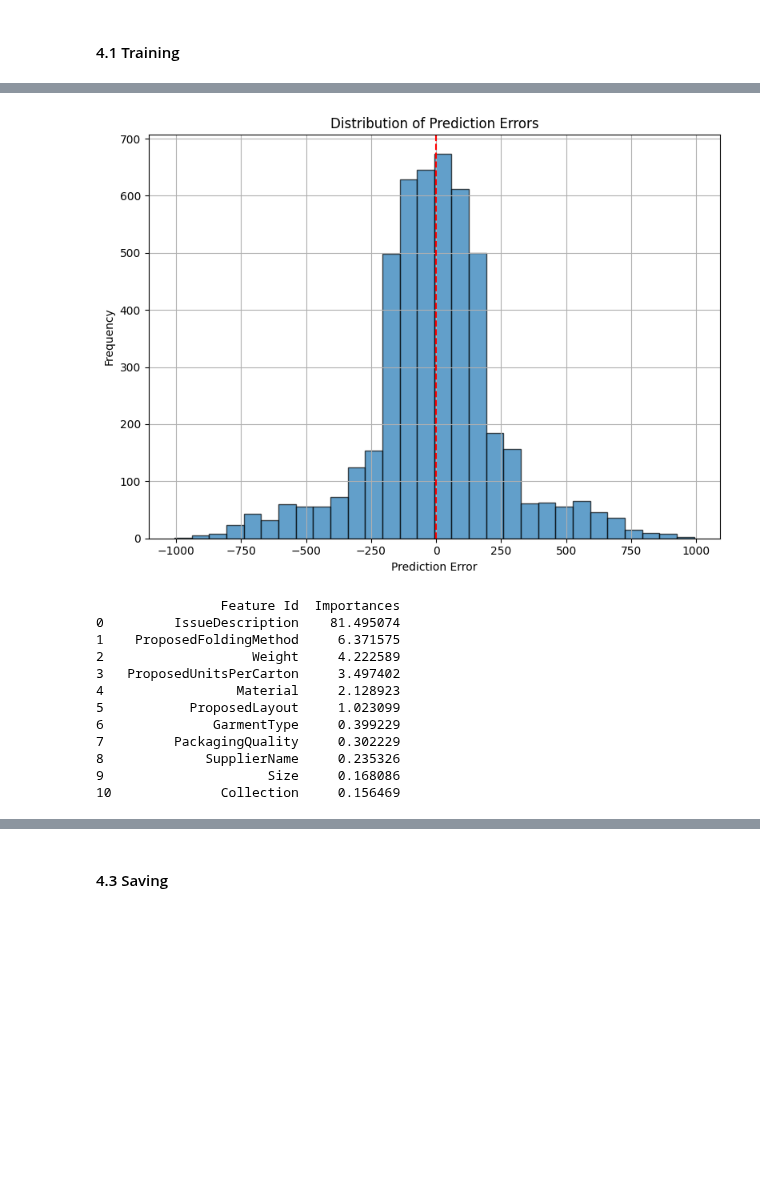
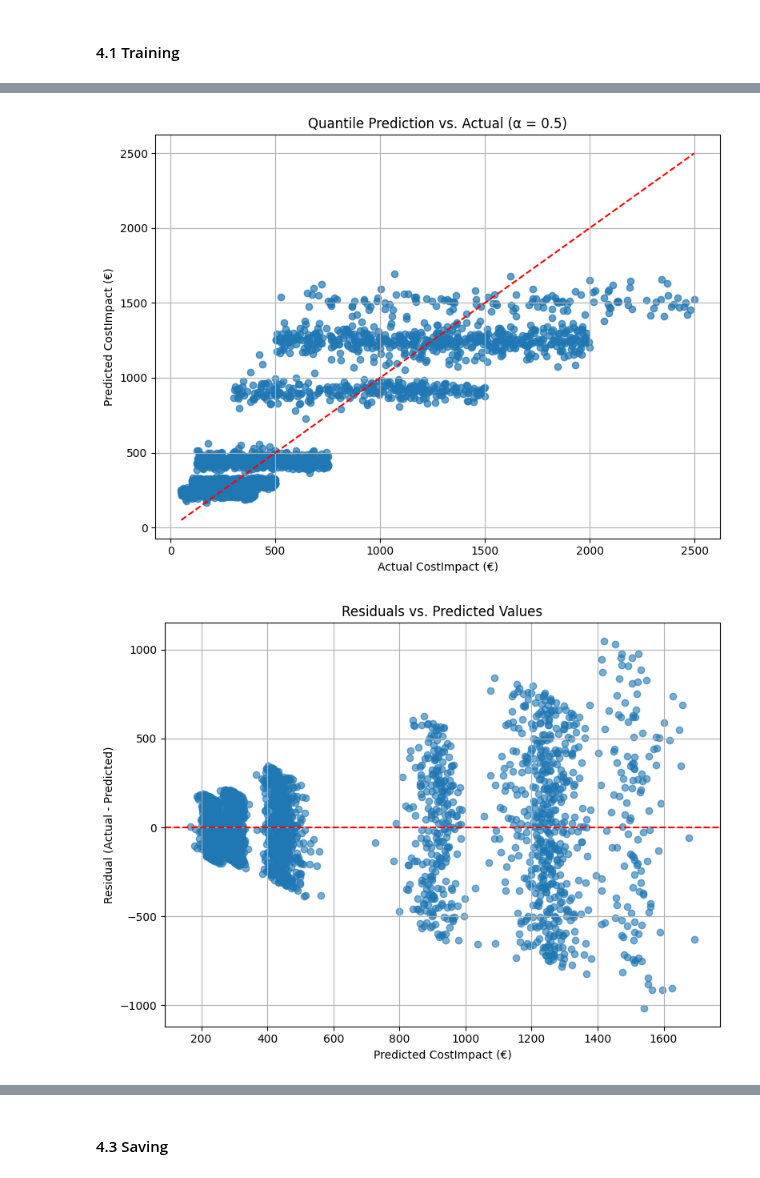
Before and after one commit to uligt/capstone, a Jupyter notebook: notebooks/4. Cost Model.ipynb, the cells around one changed output, grey strips where cells are left out. Cells and saved outputs as stored; diff of their text form; code cells hidden in the pictures; blank space fills up the shorter version.

Commit message:
Cost model update

```diff
--- a/notebooks/4. Cost Model.ipynb
+++ b/notebooks/4. Cost Model.ipynb
@@ -199,30 +234,38 @@ plt.show()
-# %%
-# Error distribution histogram
-plt.figure(figsize=(8, 6))
-plt.hist(residuals, bins=30, edgecolor='k', alpha=0.7)
-plt.axvline(0, color='red', linestyle='--')
-plt.xlabel("Prediction Error")
-plt.ylabel("Frequency")
-plt.title("Distribution of Prediction Errors")
-plt.grid(True)
-plt.tight_layout()
-plt.show()
-# %% [output]
-[figure, removed]
-# %%
-# Get the feature importance
-feature_importance = model.get_feature_importance(prettified=True)
-print(feature_importance)
-# %% [output]
-                Feature Id  Importances
-0         IssueDescription    81.495074
-1    ProposedFoldingMethod     6.371575
-2                   Weight     4.222589
-3   ProposedUnitsPerCarton     3.497402
-4                 Material     2.128923
-5           ProposedLayout     1.023099
-6              GarmentType     0.399229
-7         PackagingQuality     0.302229
-8             SupplierName     0.235326
-9                     Size     0.168086
-10              Collection     0.156469
+# %%
+residuals = y_test - y_pred
+
+# 1. Predicted vs Actual
+plt.figure(figsize=(8, 6))
+plt.scatter(y_test, y_pred, alpha=0.7)
+plt.plot([y_test.min(), y_test.max()], [y_test.min(), y_test.max()], 'r--')
+plt.xlabel("Actual CostImpact (€)")
+plt.ylabel("Predicted CostImpact (€)")
+plt.title("Quantile Prediction vs. Actual (α = 0.5)")
+plt.grid(True)
+plt.tight_layout()
+plt.show()
+
+# 2. Residuals vs Prediction
+plt.figure(figsize=(8, 6))
+plt.scatter(y_pred, residuals, alpha=0.6)
+plt.axhline(0, color='red', linestyle='--')
+plt.xlabel("Predicted CostImpact (€)")
+plt.ylabel("Residual (Actual - Predicted)")
+plt.title("Residuals vs. Predicted Values")
+plt.grid(True)
+plt.tight_layout()
+plt.show()
+
+# 3. Error Histogram
+plt.figure(figsize=(8, 6))
+plt.hist(residuals, bins=30, edgecolor='k', alpha=0.7)
+plt.axvline(0, color='red', linestyle='--')
+plt.xlabel("Prediction Error")
+plt.ylabel("Frequency")
+plt.title("Prediction Error Distribution (α = 0.5)")
+plt.grid(True)
+plt.tight_layout()
+plt.show()
+# %% [output]
+[figure, added]
+[figure, added]
```
Also changed, not shown: parts of 12 cells of this notebook.
